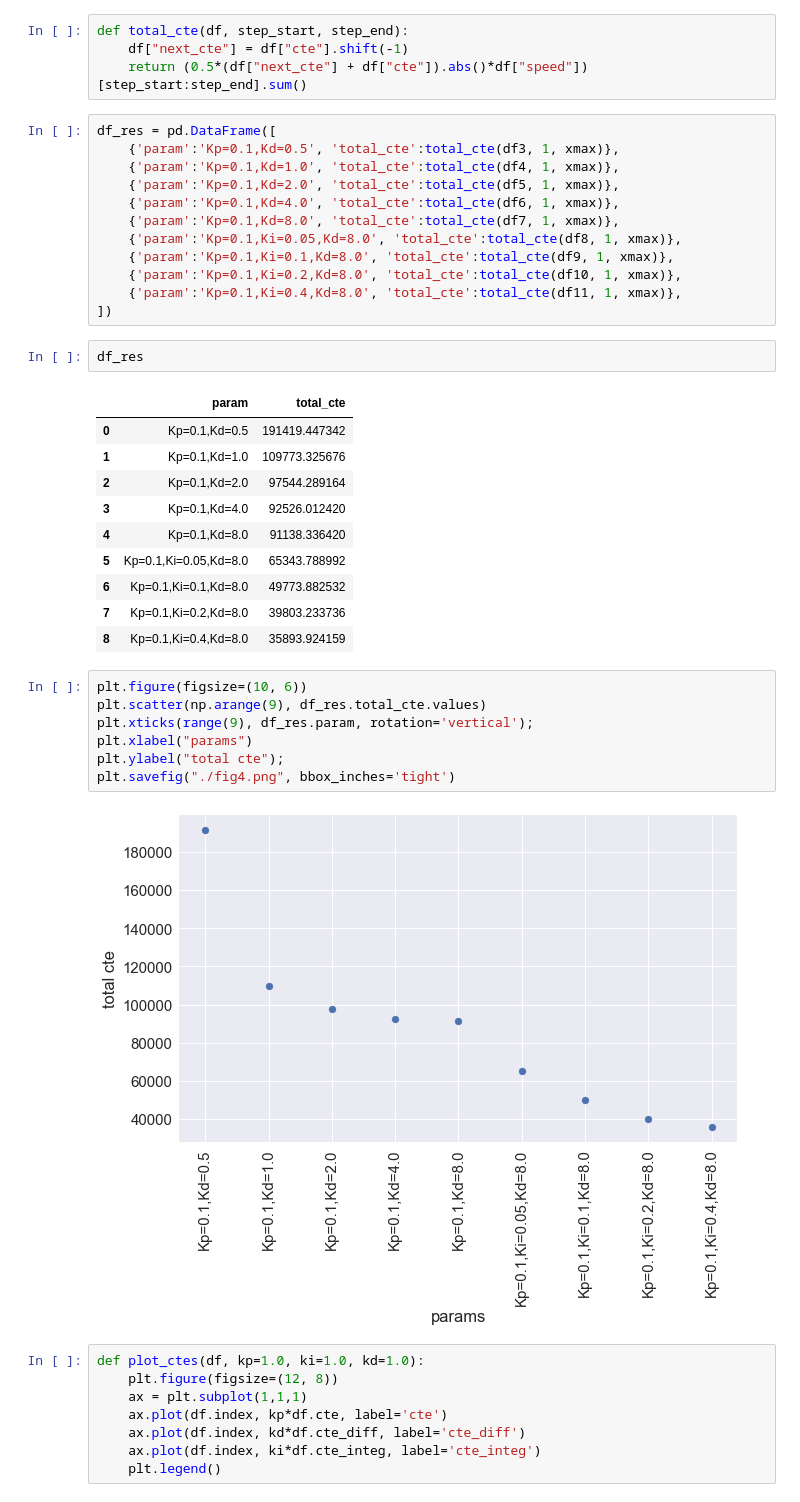
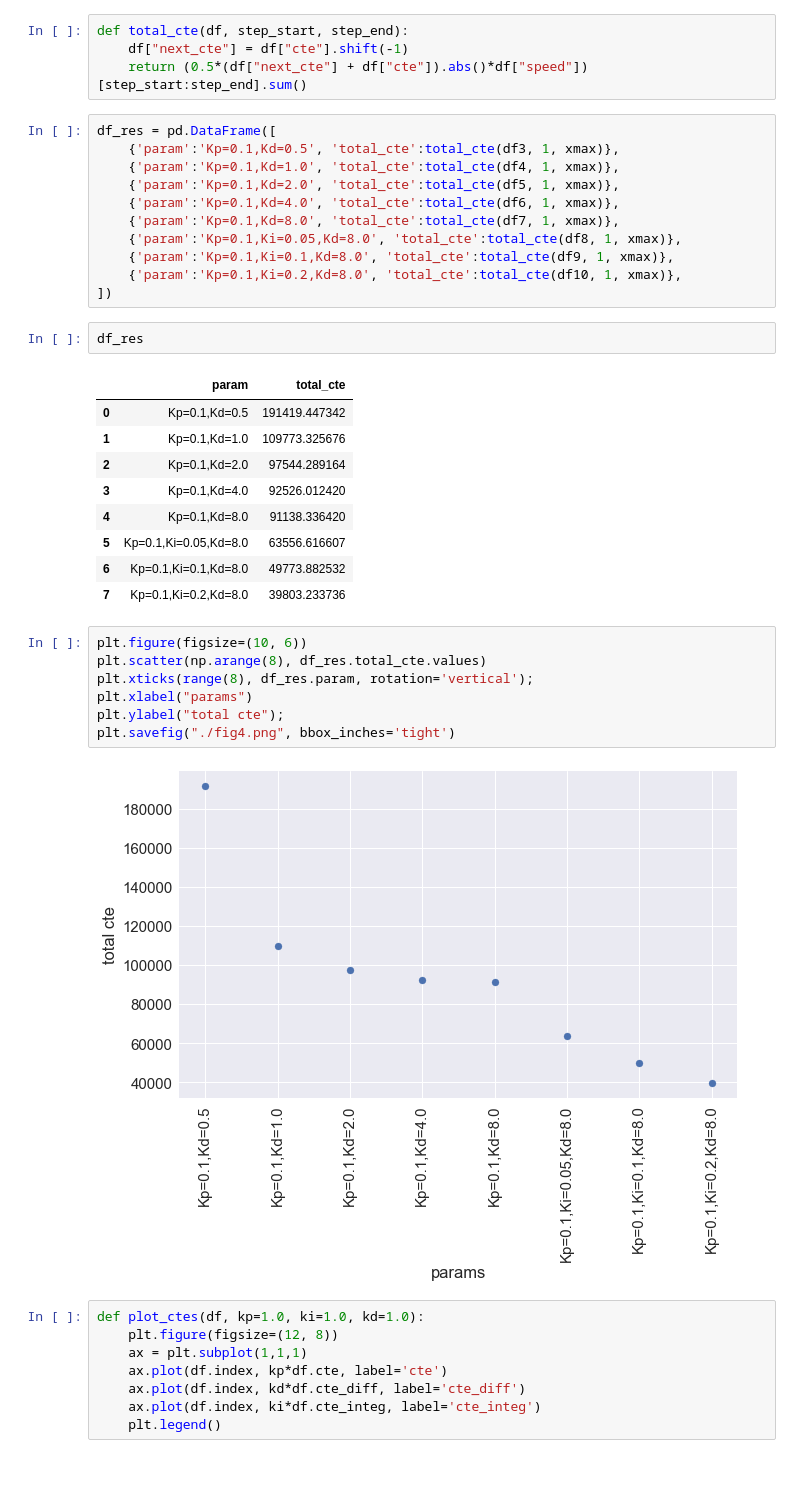
Before and after one commit to i-aki-y/CarND-PID-Control-Project, a Jupyter notebook: result/PIDControlAnalysis.ipynb, the cells around one changed output. Saved outputs shown, nothing was run; the diff lists cells and outputs as text; blank space fills up the shorter version.

Commit message:
fix total cte figure and final parameter values

```diff
--- a/result/PIDControlAnalysis.ipynb
+++ b/result/PIDControlAnalysis.ipynb
@@ -81,7 +81,6 @@ df_res = pd.DataFrame([
     {'param':'Kp=0.1,Ki=0.05,Kd=8.0', 'total_cte':total_cte(df8, 1, xmax)},
     {'param':'Kp=0.1,Ki=0.1,Kd=8.0', 'total_cte':total_cte(df9, 1, xmax)},
     {'param':'Kp=0.1,Ki=0.2,Kd=8.0', 'total_cte':total_cte(df10, 1, xmax)},
-    {'param':'Kp=0.1,Ki=0.4,Kd=8.0', 'total_cte':total_cte(df11, 1, xmax)},
 ])
 # %%
 df_res
@@ -92,19 +91,18 @@ df_res
 | 2 | Kp=0.1,Kd=2.0 | 97544.289164 |
 | 3 | Kp=0.1,Kd=4.0 | 92526.012420 |
 | 4 | Kp=0.1,Kd=8.0 | 91138.336420 |
-| 5 | Kp=0.1,Ki=0.05,Kd=8.0 | 65343.788992 |
+| 5 | Kp=0.1,Ki=0.05,Kd=8.0 | 63556.616607 |
 | 6 | Kp=0.1,Ki=0.1,Kd=8.0 | 49773.882532 |
 | 7 | Kp=0.1,Ki=0.2,Kd=8.0 | 39803.233736 |
-| 8 | Kp=0.1,Ki=0.4,Kd=8.0 | 35893.924159 |
 # %%
 plt.figure(figsize=(10, 6))
-plt.scatter(np.arange(9), df_res.total_cte.values)
-plt.xticks(range(9), df_res.param, rotation='vertical');
+plt.scatter(np.arange(8), df_res.total_cte.values)
+plt.xticks(range(8), df_res.param, rotation='vertical');
 plt.xlabel("params")
 plt.ylabel("total cte");
 plt.savefig("./fig4.png", bbox_inches='tight')
 # %% [output]
-[figure, old version]
+[figure, new version]
 # %%
 def plot_ctes(df, kp=1.0, ki=1.0, kd=1.0):
     plt.figure(figsize=(12, 8))
```
Also changed, not shown: 3 other files.
